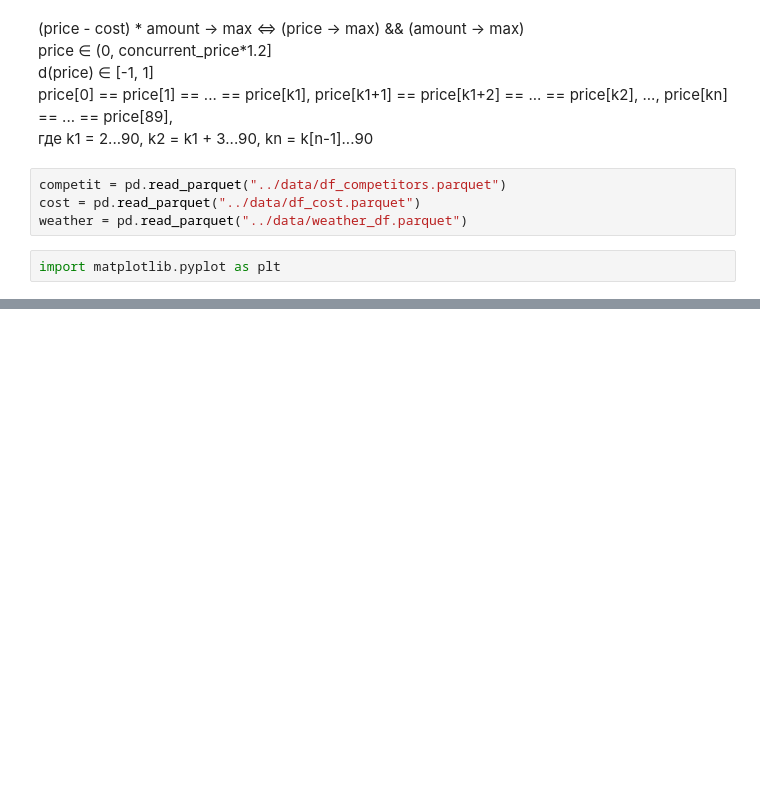
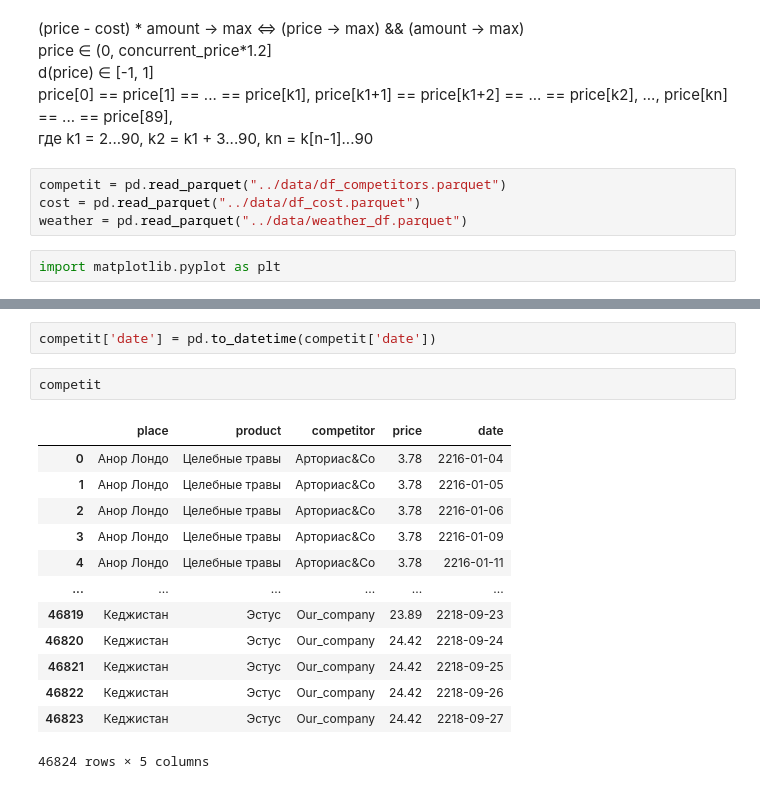
Before and after one commit to N3uralKi11ers/gpn_hack, a Jupyter notebook: model/main.ipynb, the cells around one changed output, grey strips where cells are left out. Saved outputs shown, nothing was run; the diff lists cells and outputs as text; blank space fills up the shorter version.

```diff
--- a/model/main.ipynb
+++ b/model/main.ipynb
@@ -79,0 +88,18 @@ for pr in prod:
+# %%
+competit['date'] = pd.to_datetime(competit['date'])
+# %%
+competit
+# %% [output]
+|  | place | product | competitor | price | date |
+| 0 | Анор Лондо | Целебные травы | Арториас&Co | 3.78 | 2216-01-04 |
+| 1 | Анор Лондо | Целебные травы | Арториас&Co | 3.78 | 2216-01-05 |
+| 2 | Анор Лондо | Целебные травы | Арториас&Co | 3.78 | 2216-01-06 |
+| 3 | Анор Лондо | Целебные травы | Арториас&Co | 3.78 | 2216-01-09 |
+| 4 | Анор Лондо | Целебные травы | Арториас&Co | 3.78 | 2216-01-11 |
+| ... | ... | ... | ... | ... | ... |
+| 46819 | Кеджистан | Эстус | Our_company | 23.89 | 2218-09-23 |
+| 46820 | Кеджистан | Эстус | Our_company | 24.42 | 2218-09-24 |
+| 46821 | Кеджистан | Эстус | Our_company | 24.42 | 2218-09-25 |
+| 46822 | Кеджистан | Эстус | Our_company | 24.42 | 2218-09-26 |
+| 46823 | Кеджистан | Эстус | Our_company | 24.42 | 2218-09-27 |
+46824 rows × 5 columns
```
Also changed, not shown: parts of 11 cells of this notebook.
